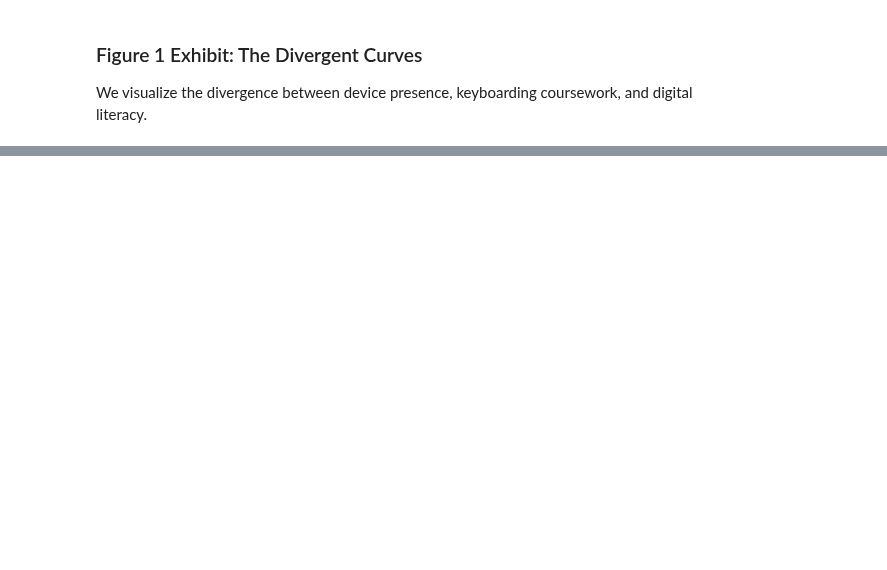
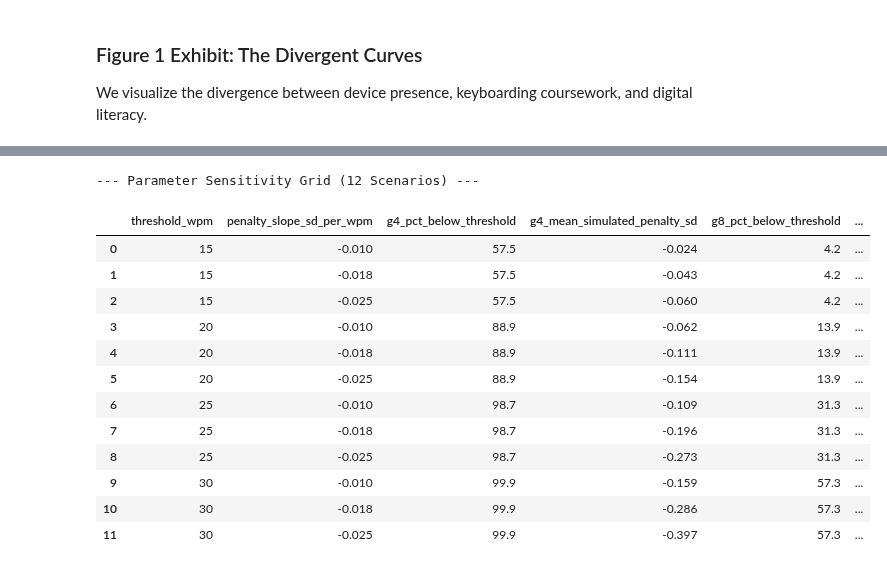
Before and after one commit to admiralorbiter/computational-sketchbook, a Jupyter notebook: 2026/2026-10-09-keyboarding-mode-effects/notebooks/01_keyboarding_mode_effects.ipynb, the cells around one changed output, grey strips where cells are left out. Drawn from its saved outputs; the diff is of its cells as text; code cells hidden in the pictures; blank space fills up the shorter version.

```diff
--- a/2026/2026-10-09-keyboarding-mode-effects/notebooks/01_keyboarding_mode_effects.ipynb
+++ b/2026/2026-10-09-keyboarding-mode-effects/notebooks/01_keyboarding_mode_effects.ipynb
@@ -410,0 +289,19 @@ holding prompt difficulty and student latent ability constant"]
+# %%
+df_grid = pd.read_parquet(DATA_DIR / "typing_threshold_sensitivity_grid.parquet")
+print("--- Parameter Sensitivity Grid (12 Scenarios) ---")
+display(df_grid)
+# %% [output]
+--- Parameter Sensitivity Grid (12 Scenarios) ---
+|  | threshold_wpm | penalty_slope_sd_per_wpm | g4_pct_below_threshold | g4_mean_simulated_penalty_sd | g8_pct_below_threshold | ... |
+| 0 | 15 | -0.010 | 57.5 | -0.024 | 4.2 | ... |
+| 1 | 15 | -0.018 | 57.5 | -0.043 | 4.2 | ... |
+| 2 | 15 | -0.025 | 57.5 | -0.060 | 4.2 | ... |
+| 3 | 20 | -0.010 | 88.9 | -0.062 | 13.9 | ... |
+| 4 | 20 | -0.018 | 88.9 | -0.111 | 13.9 | ... |
+| 5 | 20 | -0.025 | 88.9 | -0.154 | 13.9 | ... |
+| 6 | 25 | -0.010 | 98.7 | -0.109 | 31.3 | ... |
+| 7 | 25 | -0.018 | 98.7 | -0.196 | 31.3 | ... |
+| 8 | 25 | -0.025 | 98.7 | -0.273 | 31.3 | ... |
+| 9 | 30 | -0.010 | 99.9 | -0.159 | 57.3 | ... |
+| 10 | 30 | -0.018 | 99.9 | -0.286 | 57.3 | ... |
+| 11 | 30 | -0.025 | 99.9 | -0.397 | 57.3 | ... |
```
Also changed, not shown: parts of 44 cells of this notebook, 35 other files.
